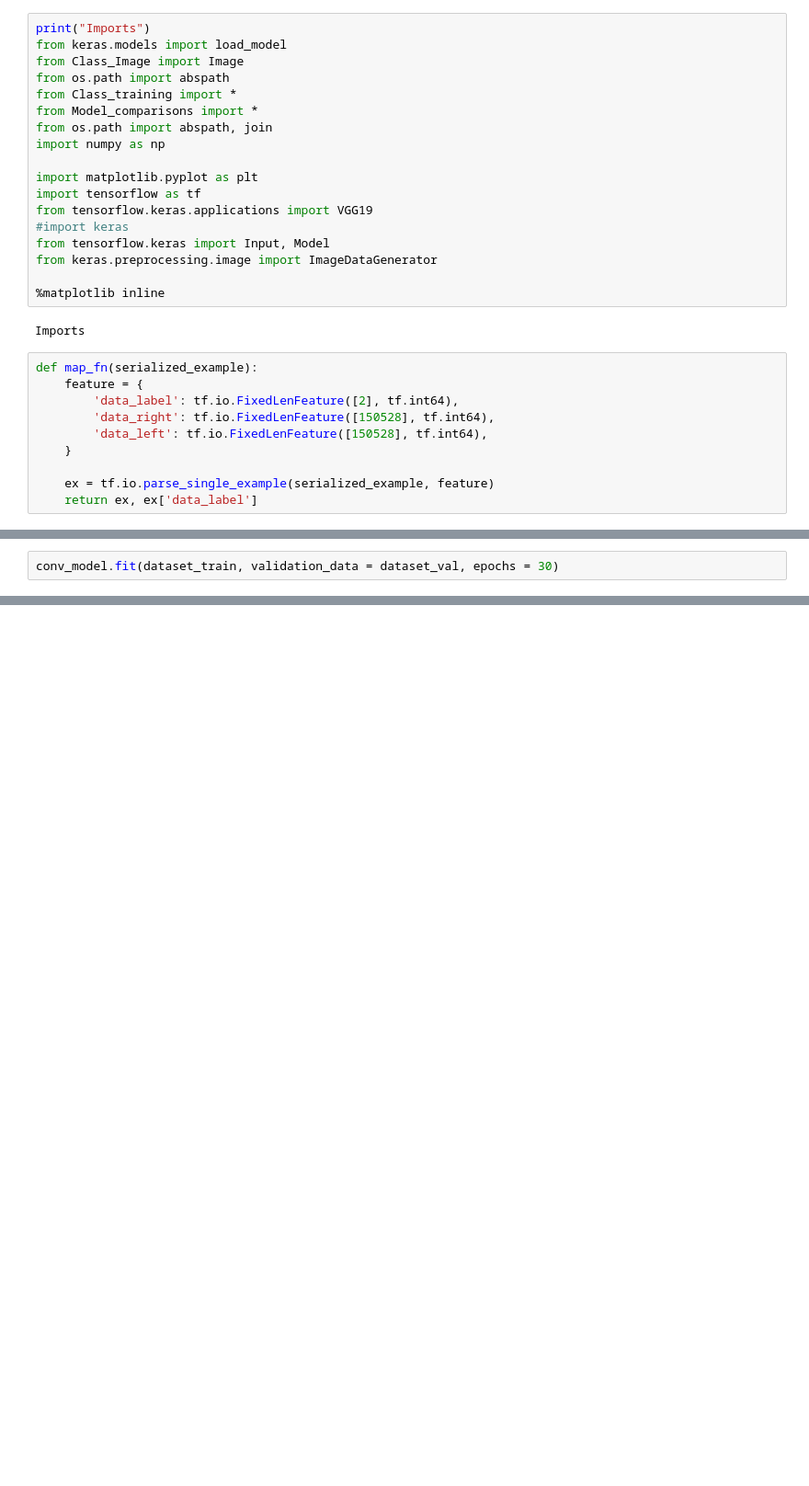
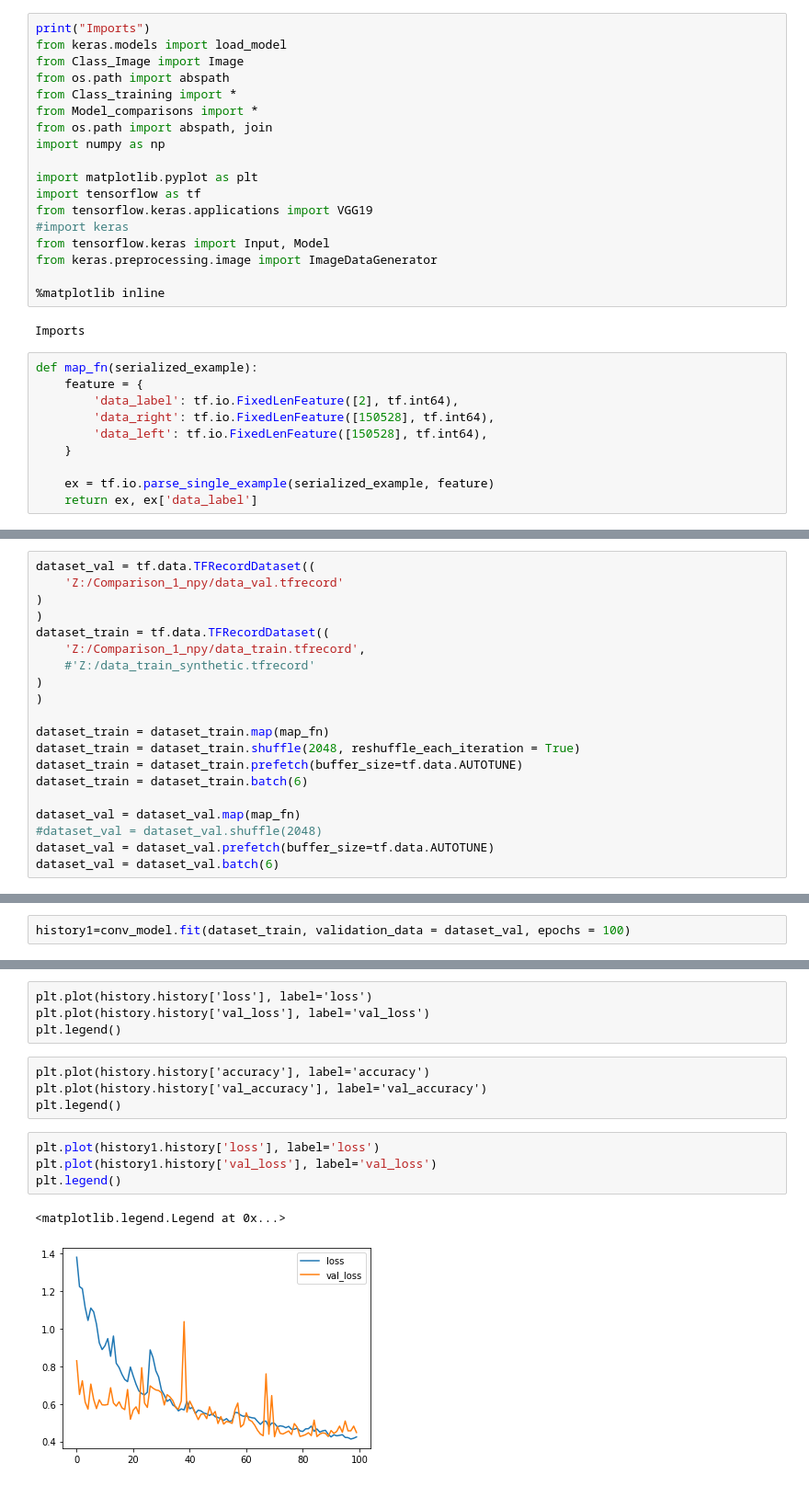
Before and after one commit to LiamMaclean216/OttawaGreenspacesComparisons, a Jupyter notebook: Script_python/Experiments.ipynb, the cells around one changed output, grey strips where cells are left out. Shown at 92% size. Drawn from its saved outputs; the diff is of its cells as text; blank space fills up the shorter version.

Commit message:
synthetic

```diff
--- a/Script_python/Experiments.ipynb
+++ b/Script_python/Experiments.ipynb
@@ -60,0 +66,20 @@ conv_model = comparisons_model(224)
+# %%
+dataset_val = tf.data.TFRecordDataset((
+    'Z:/Comparison_1_npy/data_val.tfrecord'
+)
+)
+dataset_train = tf.data.TFRecordDataset((
+    'Z:/Comparison_1_npy/data_train.tfrecord',
+    #'Z:/data_train_synthetic.tfrecord'
+)
+)
+
+dataset_train = dataset_train.map(map_fn)
+dataset_train = dataset_train.shuffle(2048, reshuffle_each_iteration = True)
+dataset_train = dataset_train.prefetch(buffer_size=tf.data.AUTOTUNE)
+dataset_train = dataset_train.batch(6)
+
+dataset_val = dataset_val.map(map_fn)
+#dataset_val = dataset_val.shuffle(2048)
+dataset_val = dataset_val.prefetch(buffer_size=tf.data.AUTOTUNE)
+dataset_val = dataset_val.batch(6)
@@ -61,2 +89,2 @@ conv_model = comparisons_model(224)
 # %%
-conv_model.fit(dataset_train, validation_data = dataset_val, epochs = 30)
+history1=conv_model.fit(dataset_train, validation_data = dataset_val, epochs = 100)
@@ -62,0 +110,15 @@ conv_model.fit(dataset_train, validation_data = dataset_val, epochs = 30)
+# %% [raw]
+plt.plot(history.history['loss'], label='loss')
+plt.plot(history.history['val_loss'], label='val_loss')
+plt.legend()
+# %% [raw]
+plt.plot(history.history['accuracy'], label='accuracy')
+plt.plot(history.history['val_accuracy'], label='val_accuracy')
+plt.legend()
+# %%
+plt.plot(history1.history['loss'], label='loss')
+plt.plot(history1.history['val_loss'], label='val_loss')
+plt.legend()
+# %% [output]
+<matplotlib.legend.Legend at 0x...>
+[figure, added]
```
Also changed, not shown: parts of 13 cells of this notebook, 3 other files.
